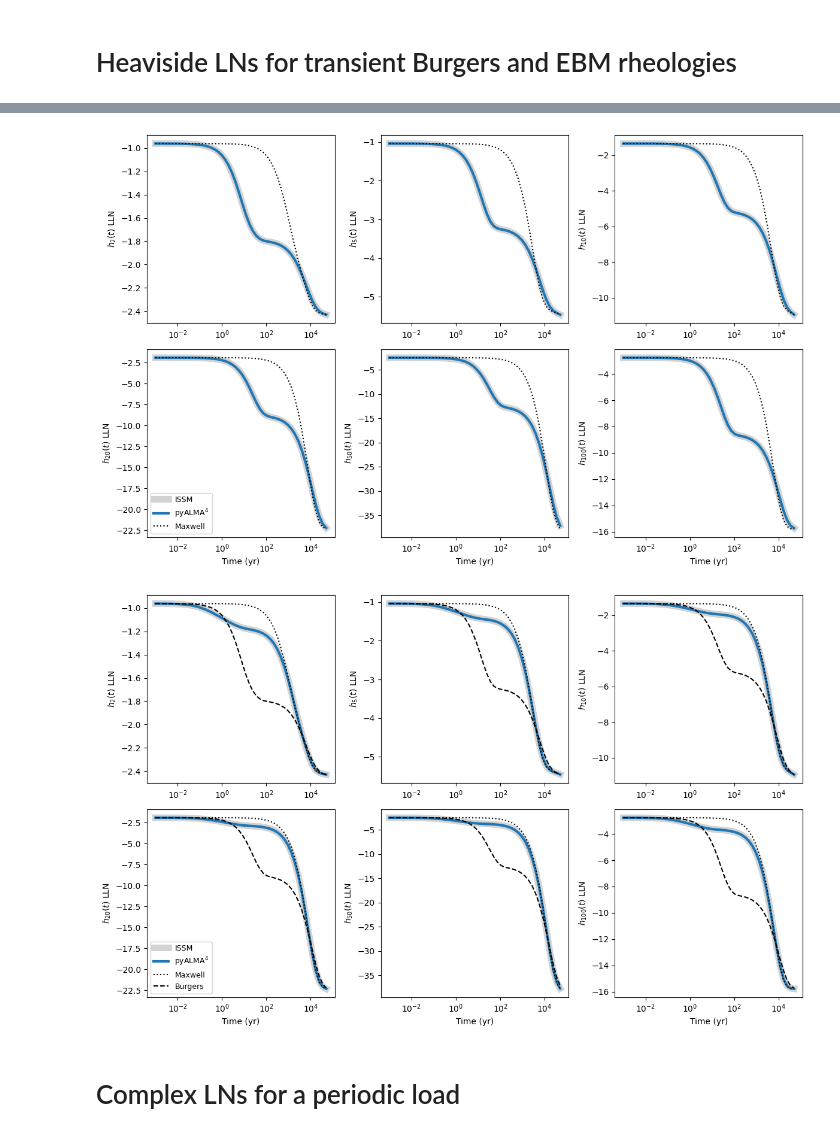
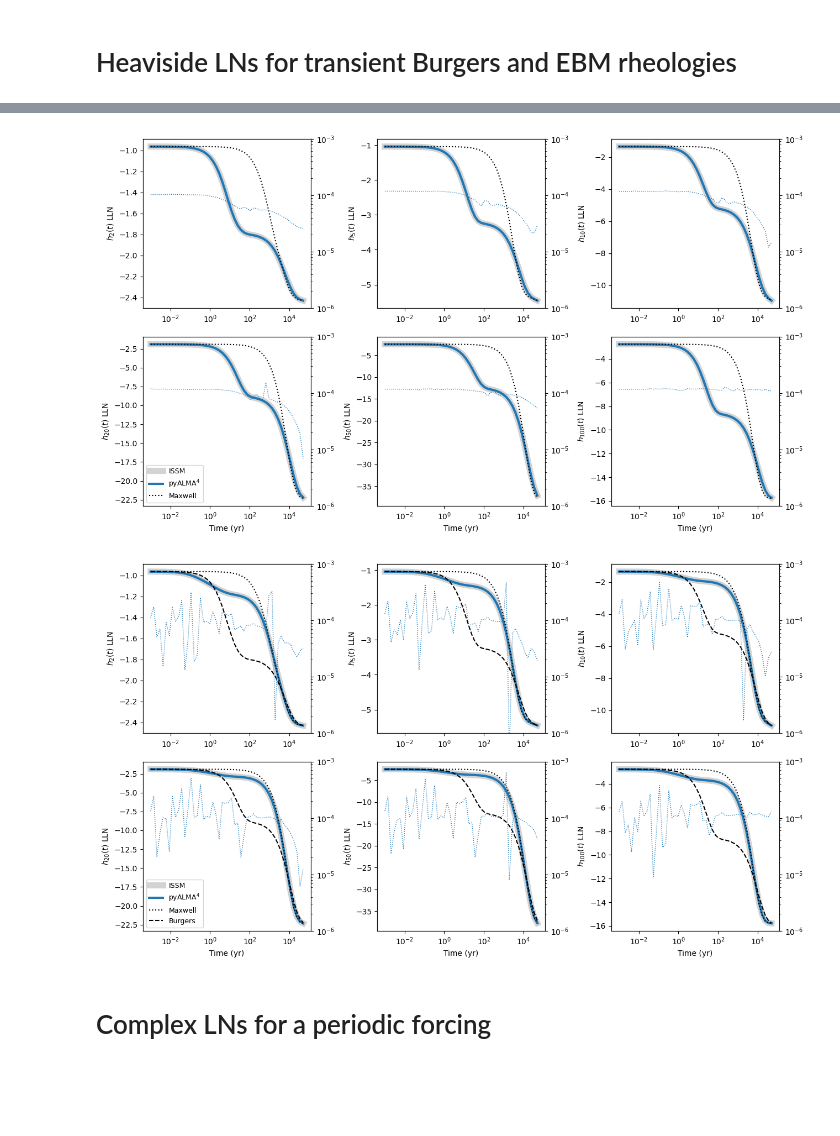
Before and after one commit to danielemelini/pyALMA4, a Jupyter notebook: benchmarks.ipynb, the cells around one changed output, grey strips where cells are left out. Cells and saved outputs as stored; diff of their text form; code cells hidden in the pictures; blank space fills up the shorter version.

```diff
--- a/benchmarks.ipynb
+++ b/benchmarks.ipynb
@@ -368,36 +405,56 @@ h_flu_tide, l_flu_tide, k_flu_tide = alma.love_numbers(r,rho,mu,lam,eta,rheology
 # Plot fluid LNs
 
 lw1, lw2 = 8, 3
+lwdiff=1
+diff_rng=(1e-6,1e-3)
 
-fig, ax = plt.subplots( 2,3, figsize=(12,7.5) )
+fig, ax = plt.subplots( 2,3, figsize=(13,7.5) )
 
 ax[0,0].semilogx( n_load_tb, h_flu_load_tb, linewidth=lw1, color='lightgray'  )
 ax[0,0].semilogx( n_load,    h_flu_load,    linewidth=lw2  )
 ax[0,0].set_ylabel('$h_n$ fluid LLN')
+ax2=ax[0,0].twinx()
+ax2.loglog( n_load[n_load<=512], rel_diff(n_load[n_load<=512], h_flu_load[n_load<=512], n_load_tb, h_flu_load_tb), ':', linewidth=lwdiff )
+ax2.set_ylim(diff_rng)
 
 ax[0,1].semilogx( n_load_tb, n_load_tb*l_flu_load_tb, linewidth=lw1, color='lightgray', label='TABOO'  )
 ax[0,1].semilogx( n_load,    n_load   *l_flu_load,    linewidth=lw2, label='pyALMA${}^4$'  )
 ax[0,1].set_ylabel('$(n l_n)$ fluid LLN')
 ax[0,1].legend(loc='upper left')
+ax2=ax[0,1].twinx()
+ax2.loglog( n_load[n_load<=512], rel_diff(n_load[n_load<=512], l_flu_load[n_load<=512], n_load_tb, l_flu_load_tb), ':', linewidth=lwdiff )
+ax2.set_ylim(diff_rng)
 
 ax[0,2].semilogx( n_load_tb, n_load_tb*k_flu_load_tb, linewidth=lw1, color='lightgray'  )
 ax[0,2].semilogx( n_load,    n_load   *k_flu_load,    linewidth=lw2  )
 ax[0,2].set_ylabel('$(n k_n)$ fluid LLN')
+ax2=ax[0,2].twinx()
+ax2.loglog( n_load[n_load<=512][1:], rel_diff(n_load[n_load<=512], k_flu_load[n_load<=512], n_load_tb, k_flu_load_tb)[1:], ':', linewidth=lwdiff )
+ax2.set_ylim(diff_rng)
 
 ax[1,0].semilogx( n_tide_tb, n_tide_tb*h_flu_tide_tb, linewidth=lw1, color='lightgray'   )
 ax[1,0].semilogx( n_tide,    n_tide   *h_flu_tide,    linewidth=lw2  )
 ax[1,0].set_ylabel('$(n h_n)$ fluid TLN')
 ax[1,0].set_xlabel('Harmonic degree, $n$')
+ax2=ax[1,0].twinx()
+ax2.loglog( n_tide[n_tide<=512], rel_diff(n_tide[n_tide<=512], h_flu_tide[n_tide<=512], n_tide_tb, h_flu_tide_tb), ':', linewidth=lwdiff )
+ax2.set_ylim(diff_rng)
 
 ax[1,1].semilogx( n_tide_tb, (n_tide_tb**2) *l_flu_tide_tb, linewidth=lw1, color='lightgray'   )
 ax[1,1].semilogx( n_tide,    (n_tide**2)    *l_flu_tide,    linewidth=lw2  )
 ax[1,1].set_ylabel('$(n^2 l_n)$ fluid TLN')
 ax[1,1].set_xlabel('Harmonic degree, $n$')
+ax2=ax[1,1].twinx()
+ax2.loglog( n_tide[n_tide<=512], rel_diff(n_tide[n_tide<=512], l_flu_tide[n_tide<=512], n_tide_tb, l_flu_tide_tb), ':', linewidth=lwdiff )
+ax2.set_ylim(diff_rng)
 
 ax[1,2].semilogx( n_tide_tb, n_tide_tb**2 * k_flu_tide_tb, linewidth=lw1, color='lightgray',     label='TABOO'  )
 ax[1,2].semilogx( n_tide,    n_tide**2    * k_flu_tide,    linewidth=lw2,                        label='pyALMA4' )
 ax[1,2].set_ylabel('$(n^2 k_n)$ fluid TLN ')
 ax[1,2].set_xlabel('Harmonic degree, $n$')
+ax2=ax[1,2].twinx()
+ax2.loglog( n_tide[n_tide<=512], rel_diff(n_tide[n_tide<=512], k_flu_tide[n_tide<=512], n_tide_tb, k_flu_tide_tb), ':', linewidth=lwdiff )
+ax2.set_ylim(diff_rng)
 
 plt.tight_layout()
 # %% [output]
@@ -505,8 +562,10 @@ kc_eb_load_issm = data[:,1:]
 n_plot = [2, 5, 10, 20, 50, 100]
 
 lw1, lw2 = 8, 3
+lwdiff = 1
+diff_rng=(1e-6, 1e-3)
 
-fig, ax = plt.subplots( 2,3, figsize=(12,7.5) )
+fig, ax = plt.subplots( 2,3, figsize=(13,7.5) )
 
 k=0
 for i in range(2):
@@ -521,6 +580,10 @@ for i in range(2):
 
         ax[i,j].set_ylabel( '$h_{'+str(n_plot[k])+'}(t)$ LLN' )
 
+        ax2=ax[i,j].twinx()
+        ax2.loglog(t, rel_diff(t, hc_bg_load_issm[idx_issm,1:], t, hc_bg_load[idx,:]), ':', linewidth=lwdiff)
+        ax2.set_ylim(diff_rng)
+
         if k==3:
             ax[i,j].legend(fontsize=9)
 
@@ -531,43 +594,49 @@ for i in range(2):
 
 plt.tight_layout()
 # %% [output]
-[figure, old version]
+[figure, new version]
 # %%
 #
 
 n_plot = [2, 5, 10, 20, 50, 100]
 
 lw1, lw2 = 8, 3
+lwdiff = 1
+diff_rng=(1e-6, 1e-3)
 
-fig, ax = plt.subplots( 2,3, figsize=(12,7.5) )
+fig, ax = plt.subplots( 2,3, figsize=(13,7.5) )
 
 k=0
 for i in range(2):
     for j in range(3):
 
         idx      = np.where( n_load==n_plot[k] )[0][0]
         idx_issm = np.where( n_load_issm==n_plot[k] )[0][0]
 
         ax[i,j].semilogx( t, hc_eb_load_issm[idx_issm,1:],   linewidth=lw1, color='lightgray', label='ISSM')
         ax[i,j].semilogx( t, hc_eb_load[idx,:],             linewidth=lw2, label='pyALMA${}^4$' )
         ax[i,j].semilogx( t, hc_mx_load[idx,:], 'k:', label='Maxwell' )
         ax[i,j].semilogx( t, hc_bg_load[idx,:], 'k--', label='Burgers' )
 
         ax[i,j].set_ylabel( '$h_{'+str(n_plot[k])+'}(t)$ LLN' )
 
+        ax2=ax[i,j].twinx()
+        ax2.loglog(t, rel_diff(t, hc_eb_load_issm[idx_issm,1:], t, hc_eb_load[idx,:]), ':', linewidth=lwdiff)
+        ax2.set_ylim(diff_rng)
+
         if k==3:
             ax[i,j].legend(fontsize=9)
 
         if i==1:
             ax[i,j].set_xlabel('Time (yr)')
 
         k+=1
 
 plt.tight_layout()
 # %% [output]
-[figure, old version]
+[figure, new version]
 # %% [markdown]
-# Complex LNs for a periodic load
+# Complex LNs for a periodic forcing
 # %%
 # year-to-seconds
 
```
Also changed, not shown: parts of 10 cells of this notebook.
